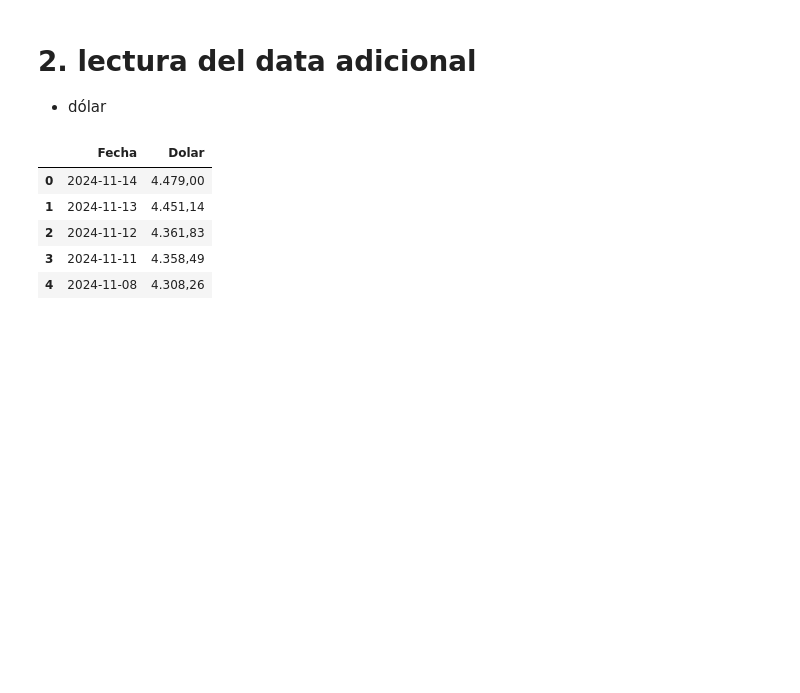
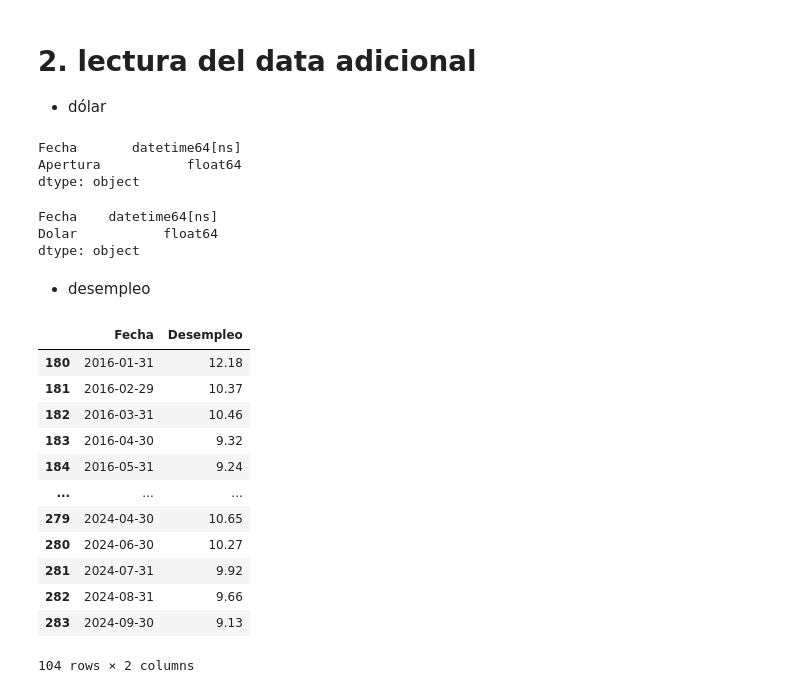
Before and after one commit to jaimereinoso2/SUMIQUIM_PILOTO, a Jupyter notebook: v1/app.ipynb, the cells around one changed output. Drawn from its saved outputs; the diff is of its cells as text; code cells hidden in the pictures; blank space fills up the shorter version.

```diff
--- a/v1/app.ipynb
+++ b/v1/app.ipynb
@@ -72,14 +87,40 @@ OTROS DATOS A INCLUIR
 * dólar
 # %%
 dfd = pd.read_csv('../Data Original/Datos históricos USD_COP.csv')
+
 dfd['Fecha'] = pd.to_datetime(dfd['Fecha'], format='%d.%m.%Y')
-dfd = dfd[['Fecha','Apertura']]
-dfd.rename(columns={'Apertura':'Dolar'}, inplace=True)
-dfd.head()
+dfd['Apertura']  = dfd['Apertura'].str.replace('.', '').str.replace(',', '.').astype(float)
+dfd = dfd[['Fecha','Apertura']].copy()
+dfd.dtypes
 # %% [output]
-|  | Fecha | Dolar |
-| 0 | 2024-11-14 | 4.479,00 |
-| 1 | 2024-11-13 | 4.451,14 |
-| 2 | 2024-11-12 | 4.361,83 |
-| 3 | 2024-11-11 | 4.358,49 |
-| 4 | 2024-11-08 | 4.308,26 |
+Fecha       datetime64[ns]
+Apertura           float64
+dtype: object
+# %%
+dfd.rename(columns={'Apertura':'Dolar'}, inplace=True)
+dfd=dfd.sort_values(by='Fecha', ascending=True)
+dfd.dtypes
+# %% [output]
+Fecha    datetime64[ns]
+Dolar           float64
+dtype: object
+# %% [markdown]
+* desempleo
+# %%
+dfdes = pd.read_excel('../Data Original/Desempleo.xlsx')
+dfdes = dfdes[dfdes['Fecha']>='2016-01-01']
+dfdes
+# %% [output]
+|  | Fecha | Desempleo |
+| 180 | 2016-01-31 | 12.18 |
+| 181 | 2016-02-29 | 10.37 |
+| 182 | 2016-03-31 | 10.46 |
+| 183 | 2016-04-30 | 9.32 |
+| 184 | 2016-05-31 | 9.24 |
+| ... | ... | ... |
+| 279 | 2024-04-30 | 10.65 |
+| 280 | 2024-06-30 | 10.27 |
+| 281 | 2024-07-31 | 9.92 |
+| 282 | 2024-08-31 | 9.66 |
+| 283 | 2024-09-30 | 9.13 |
+104 rows × 2 columns
```
Also changed, not shown: parts of 10 cells of this notebook, 1 other file.
